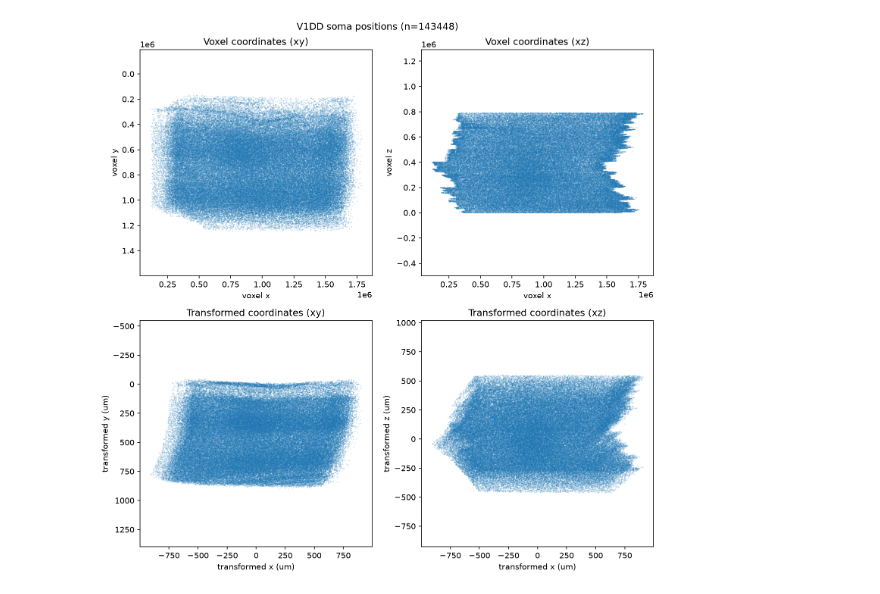
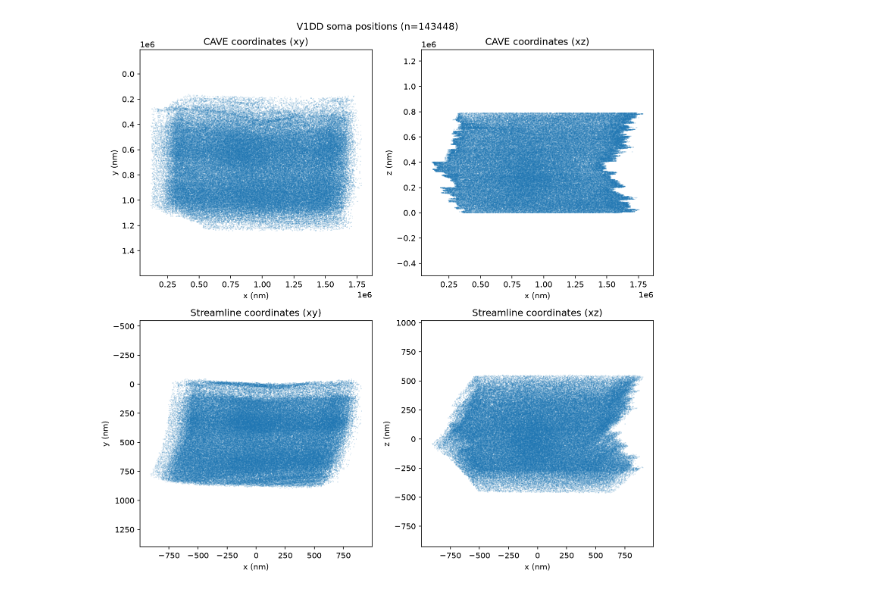
Before and after one commit to reneyagmur/SWDB_2026_Connectomics_v1dd_ccm_reprun, a Jupyter notebook: code/viz_01_soma_coordinates.ipynb, the cells around one changed output. Saved outputs shown, nothing was run; the diff lists cells and outputs as text; code cells hidden in the pictures.

```diff
--- a/code/viz_01_soma_coordinates.ipynb
+++ b/code/viz_01_soma_coordinates.ipynb
@@ -82,44 +95,45 @@ convention (pia at the top, increasing depth downward).
 # %%
 panels = [
-    ("soma_voxel_x", "soma_voxel_y", "Voxel coordinates (xy)", "voxel x", "voxel y", True),
-    ("soma_voxel_x", "soma_voxel_z", "Voxel coordinates (xz)", "voxel x", "voxel z", False),
+    ("cave_x", "cave_y", "CAVE coordinates (xy)", "x (nm)", "y (nm)", True),
+    ("cave_x", "cave_z", "CAVE coordinates (xz)", "x (nm)", "z (nm)", False),
     (
-        "soma_transformed_x",
-        "soma_transformed_y",
-        "Transformed coordinates (xy)",
-        "transformed x (um)",
-        "transformed y (um)",
+        "streamline_x",
+        "streamline_y",
+        "Streamline coordinates (xy)",
+        "x (nm)",
+        "y (nm)",
         True,
     ),
     (
-        "soma_transformed_x",
-        "soma_transformed_z",
-        "Transformed coordinates (xz)",
-        "transformed x (um)",
-        "transformed z (um)",
+        "streamline_x",
+        "streamline_z",
+        "Streamline coordinates (xz)",
+        "x (nm)",
+        "z (nm)",
         False,
     ),
 ]
 
-fig, axs = plt.subplots(2, 2, figsize=(10, 10), dpi=150)
-
-for ax, (xcol, ycol, title, xlabel, ylabel, flip_y) in zip(axs.flat, panels):
-    ax.scatter(
-        soma_spatial_df[xcol],
-        soma_spatial_df[ycol],
+fig, axes = plt.subplots(2, 2, figsize=(10, 10), dpi=150)
+for axis, (x_column, y_column, title, x_label, y_label, flip_y) in zip(
+    axes.flat, panels
+):
+    axis.scatter(
+        soma_spatial[x_column].to_numpy(),
+        soma_spatial[y_column].to_numpy(),
         s=0.1,
         alpha=0.3,
         rasterized=True,
     )
-    ax.set_title(title)
-    ax.set_xlabel(xlabel)
-    ax.set_ylabel(ylabel)
-    ax.set_aspect("equal", adjustable="datalim")
+    axis.set_title(title)
+    axis.set_xlabel(x_label)
+    axis.set_ylabel(y_label)
+    axis.set_aspect("equal", adjustable="datalim")
     if flip_y:
-        ax.invert_yaxis()
+        axis.invert_yaxis()
 
-fig.suptitle(f"V1DD soma positions (n={len(soma_spatial_df)})")
+fig.suptitle(f"V1DD soma positions (n={soma_spatial.height})")
 fig.tight_layout()
 plt.show()
 # %% [output]
-[figure, old version]
+[figure, new version]
```
Also changed, not shown: parts of 6 cells of this notebook, 13 other files.
